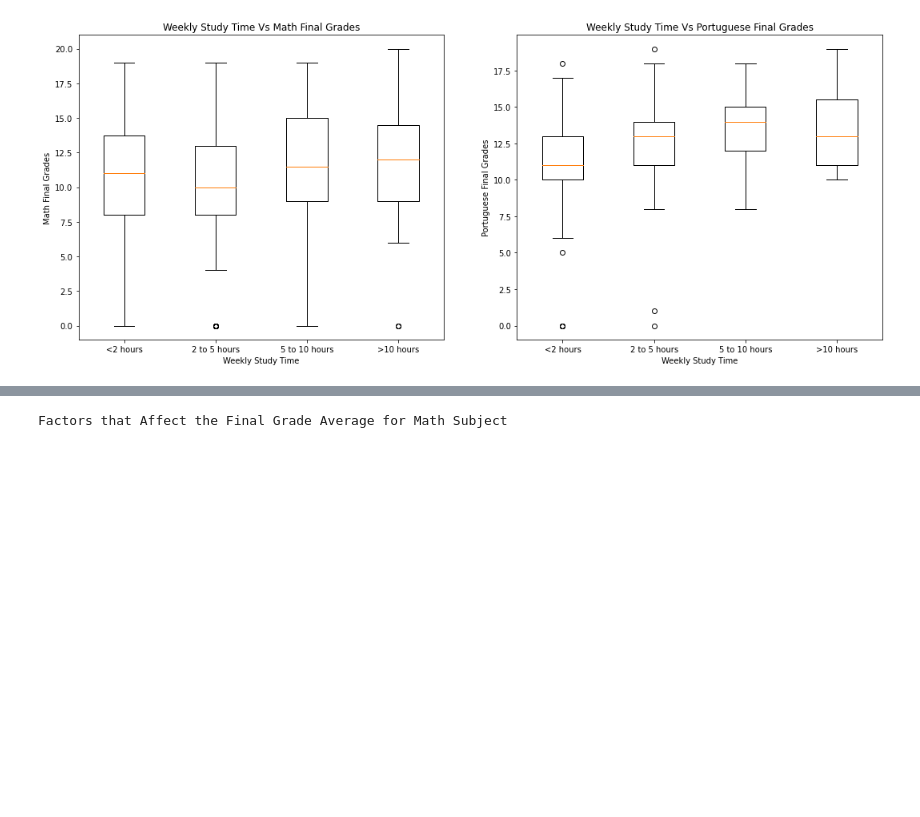
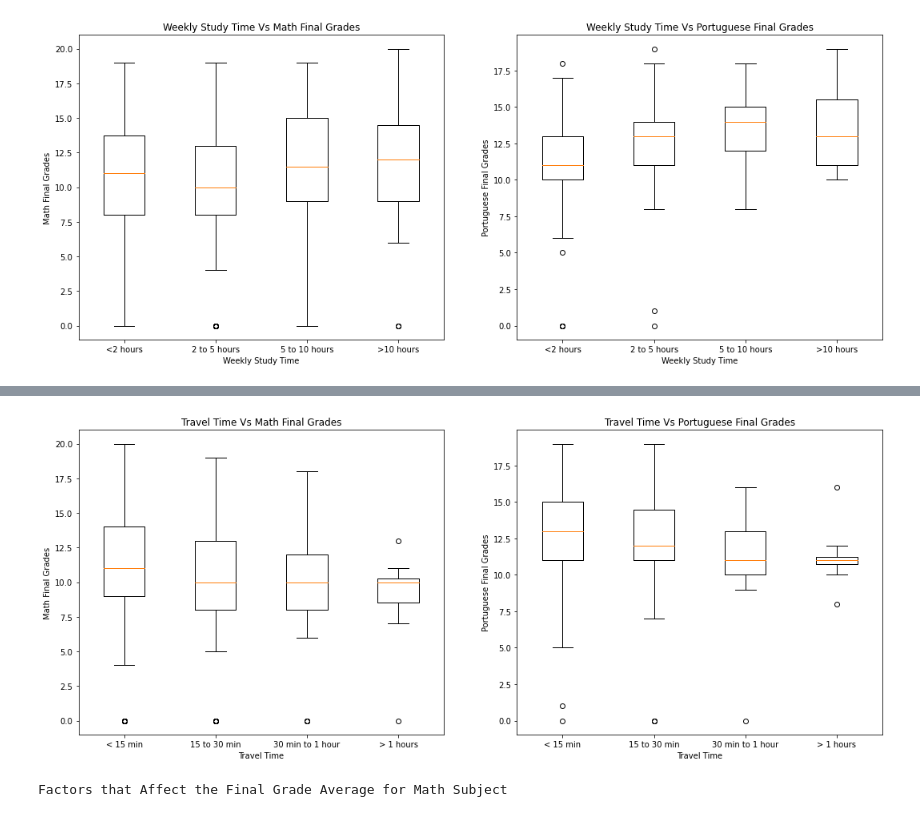
Before and after one commit to panlovelyda/project-one, a Jupyter notebook: AlcoholPy.ipynb, the cells around one changed output, grey strips where cells are left out. Cells and saved outputs as stored; diff of their text form; code cells hidden in the pictures; blank space fills up the shorter version.

```diff
--- a/AlcoholPy.ipynb
+++ b/AlcoholPy.ipynb
@@ -277,33 +298,36 @@ plt.show()
 # Travel Time Vs portuguese Final Grades
 travel = [1, 2, 3, 4]
 # Create empty list to fill with G3 Grades
 travelpor_data = []
 travelmath_data= []
 
 for travels in travel:
 # Locate the rows which contain weekly study time on Portuguese and get the final Grade
     tra_por = students_df.loc[students_df['traveltime'] == travels,'G3_por']
     tra_math = students_df.loc[students_df['traveltime'] == travels,'G3_math']
     # add subset
     travelpor_data.append(tra_por)
     travelmath_data.append(tra_math)
 
 
 f = plt.figure(figsize=(18,7))
 
 ax = f.add_subplot(121)
-ax.boxplot(travelmath_data, labels=Travel)
+ax.boxplot(travelmath_data, labels=travel)
 ax.set_title('Travel Time Vs Math Final Grades')
 ax.set_ylabel('Math Final Grades')
 ax.set_xlabel('Travel Time')
 plt.xticks([1,2,3,4],['< 15 min', '15 to 30 min', '30 min to 1 hour', '> 1 hours'])
 
 ax = f.add_subplot(122)
-ax.boxplot(travelpor_data, labels=Travel)
+ax.boxplot(travelpor_data, labels=travel)
 ax.set_title('Travel Time Vs Portuguese Final Grades')
 ax.set_ylabel('Portuguese Final Grades')
 ax.set_xlabel('Travel Time')
 plt.xticks([1,2,3,4],['< 15 min', '15 to 30 min', '30 min to 1 hour', '> 1 hours'])
+plt.savefig('output/Fig12.png')
 
 plt.show()
+# %% [output]
+[figure, added]
 # %%
```
Also changed, not shown: parts of 30 cells of this notebook, 2 other files.
